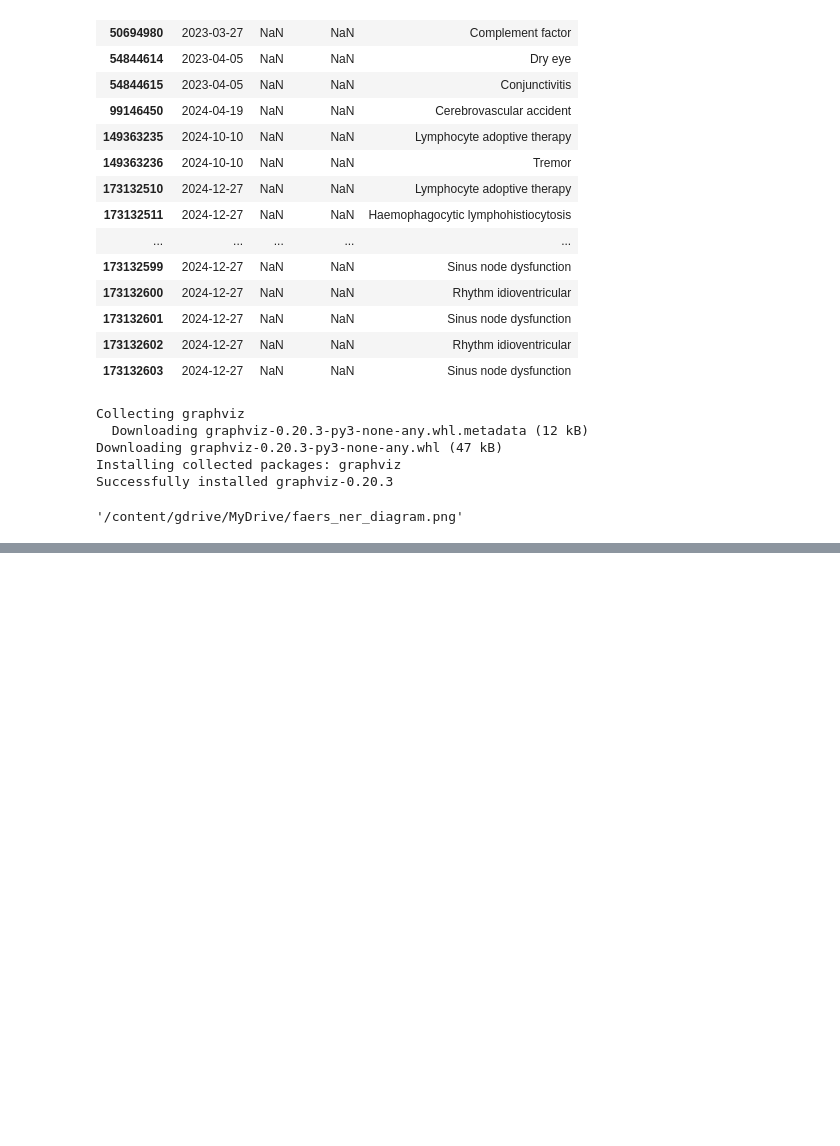
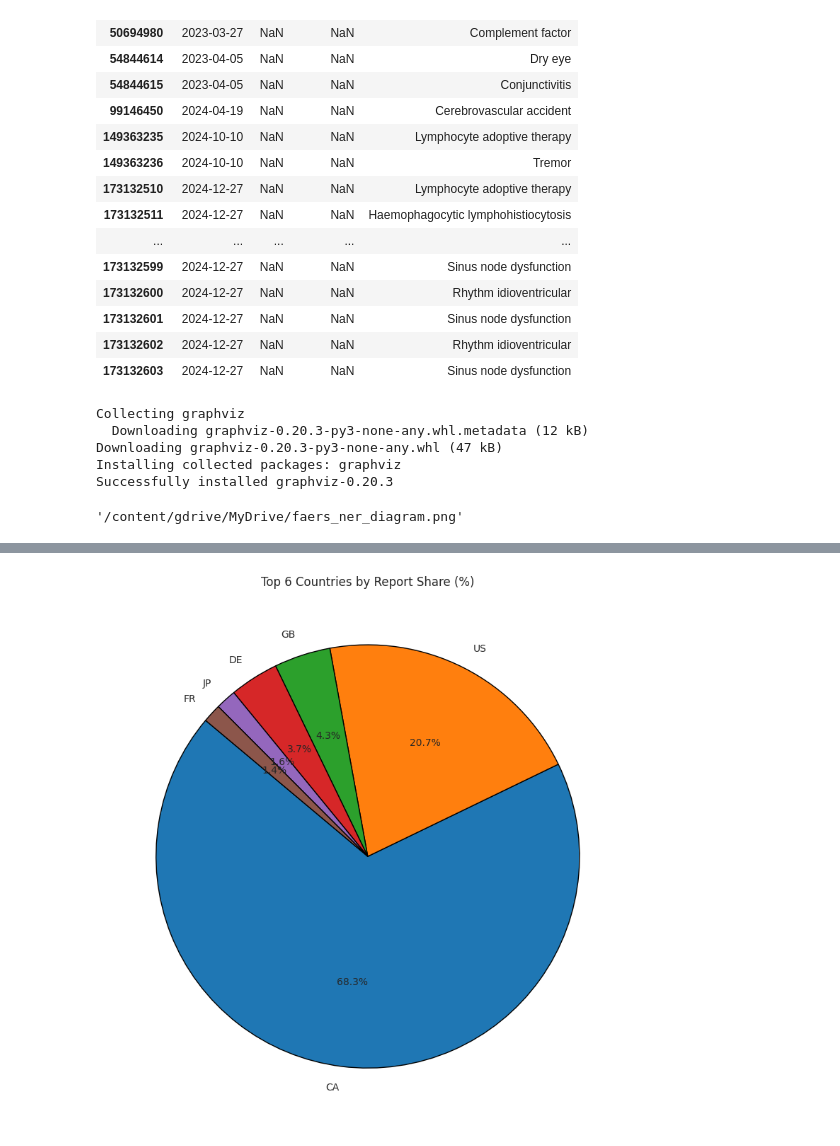
Before and after one commit to naimish75/AI-Powered-Adverse-Event-Forecasting-Using-Temporal-Data, a Jupyter notebook: Drug_Viz.ipynb, the cells around one changed output, grey strips where cells are left out. Cells and saved outputs as stored; diff of their text form; code cells hidden in the pictures; blank space fills up the shorter version.

```diff
--- a/Drug_Viz.ipynb
+++ b/Drug_Viz.ipynb
@@ -260,0 +306,9 @@ dot_path
+# %%
+top_countries = df['country'].value_counts().head(6)
+plt.figure(figsize=(8, 8))
+plt.pie(top_countries, labels=top_countries.index, autopct='%1.1f%%', startangle=140, wedgeprops={'edgecolor': 'black'})
+plt.title('Top 6 Countries by Report Share (%)')
+plt.tight_layout()
+plt.show()
+# %% [output]
+[figure, added]
```
Also changed, not shown: parts of 6 cells of this notebook.
